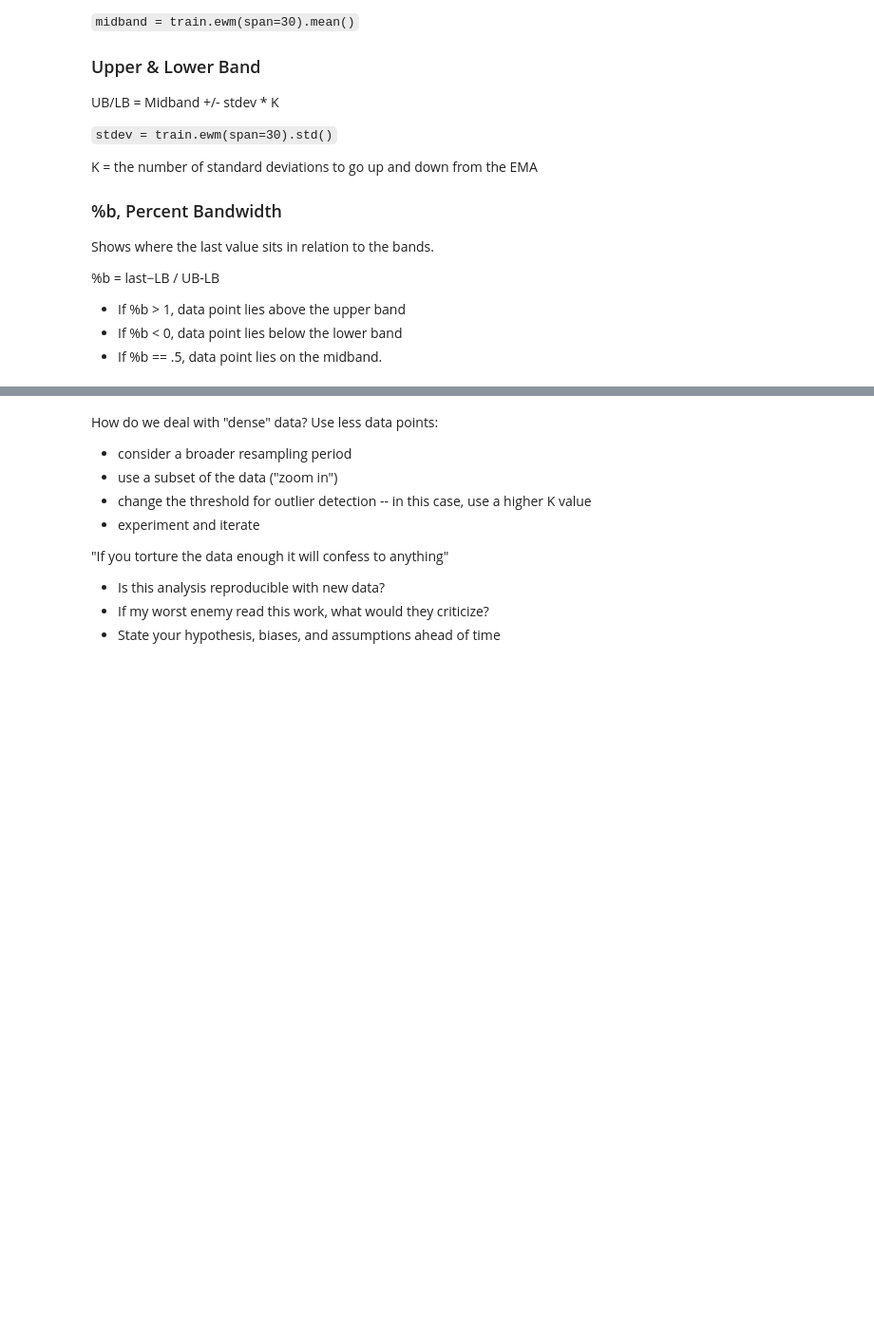
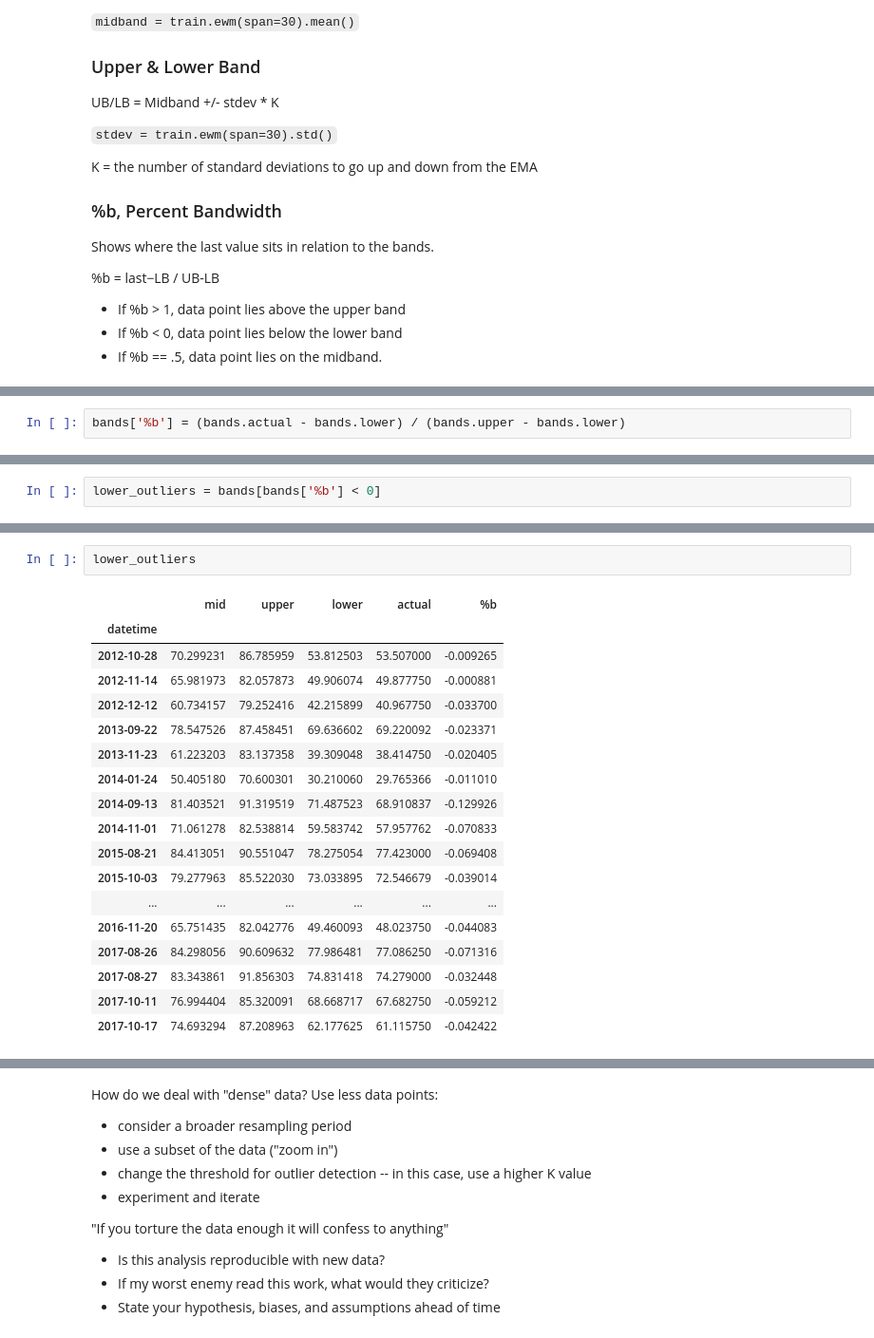
Before and after one commit to CodeupClassroom/innis-anomaly-detection, a Jupyter notebook: tsad-innis.ipynb, the cells around one changed output, grey strips where cells are left out. Shown at 95% size. Drawn from its saved outputs; the diff is of its cells as text; blank space fills up the shorter version.

```diff
--- a/tsad-innis.ipynb
+++ b/tsad-innis.ipynb
@@ -101,0 +148,2 @@ lower_outliers =
+# %%
+bands['%b'] = (bands.actual - bands.lower) / (bands.upper - bands.lower)
@@ -102,3 +159,5 @@ lower_outliers =
+# %%
+lower_outliers = bands[bands['%b'] < 0]
 # %%
 plt.plot(bands.index, bands.actual, label='Temperature (deg F)')
 plt.vlines(upper_outliers.index, *plt.ylim(), color='black', ls='--', label='Upper Outlier')
@@ -112,3 +183,24 @@ plt.legend()
+# %%
+lower_outliers
+# %% [output]
+|  | mid | upper | lower | actual | %b |
+| datetime |  |  |  |  |  |
+| 2012-10-28 | 70.299231 | 86.785959 | 53.812503 | 53.507000 | -0.009265 |
+| 2012-11-14 | 65.981973 | 82.057873 | 49.906074 | 49.877750 | -0.000881 |
+| 2012-12-12 | 60.734157 | 79.252416 | 42.215899 | 40.967750 | -0.033700 |
+| 2013-09-22 | 78.547526 | 87.458451 | 69.636602 | 69.220092 | -0.023371 |
+| 2013-11-23 | 61.223203 | 83.137358 | 39.309048 | 38.414750 | -0.020405 |
+| 2014-01-24 | 50.405180 | 70.600301 | 30.210060 | 29.765366 | -0.011010 |
+| 2014-09-13 | 81.403521 | 91.319519 | 71.487523 | 68.910837 | -0.129926 |
+| 2014-11-01 | 71.061278 | 82.538814 | 59.583742 | 57.957762 | -0.070833 |
+| 2015-08-21 | 84.413051 | 90.551047 | 78.275054 | 77.423000 | -0.069408 |
+| 2015-10-03 | 79.277963 | 85.522030 | 73.033895 | 72.546679 | -0.039014 |
+| ... | ... | ... | ... | ... | ... |
+| 2016-11-20 | 65.751435 | 82.042776 | 49.460093 | 48.023750 | -0.044083 |
+| 2017-08-26 | 84.298056 | 90.609632 | 77.986481 | 77.086250 | -0.071316 |
+| 2017-08-27 | 83.343861 | 91.856303 | 74.831418 | 74.279000 | -0.032448 |
+| 2017-10-11 | 76.994404 | 85.320091 | 68.668717 | 67.682750 | -0.059212 |
+| 2017-10-17 | 74.693294 | 87.208963 | 62.177625 | 61.115750 | -0.042422 |
 # %%
 plt.plot(bands.index, bands.actual, label='Temperature (deg F)')
 plt.vlines(upper_outliers.index, *plt.ylim(), color='black', ls='--', label='Upper Outlier')
```
Also changed, not shown: parts of 33 cells of this notebook.
